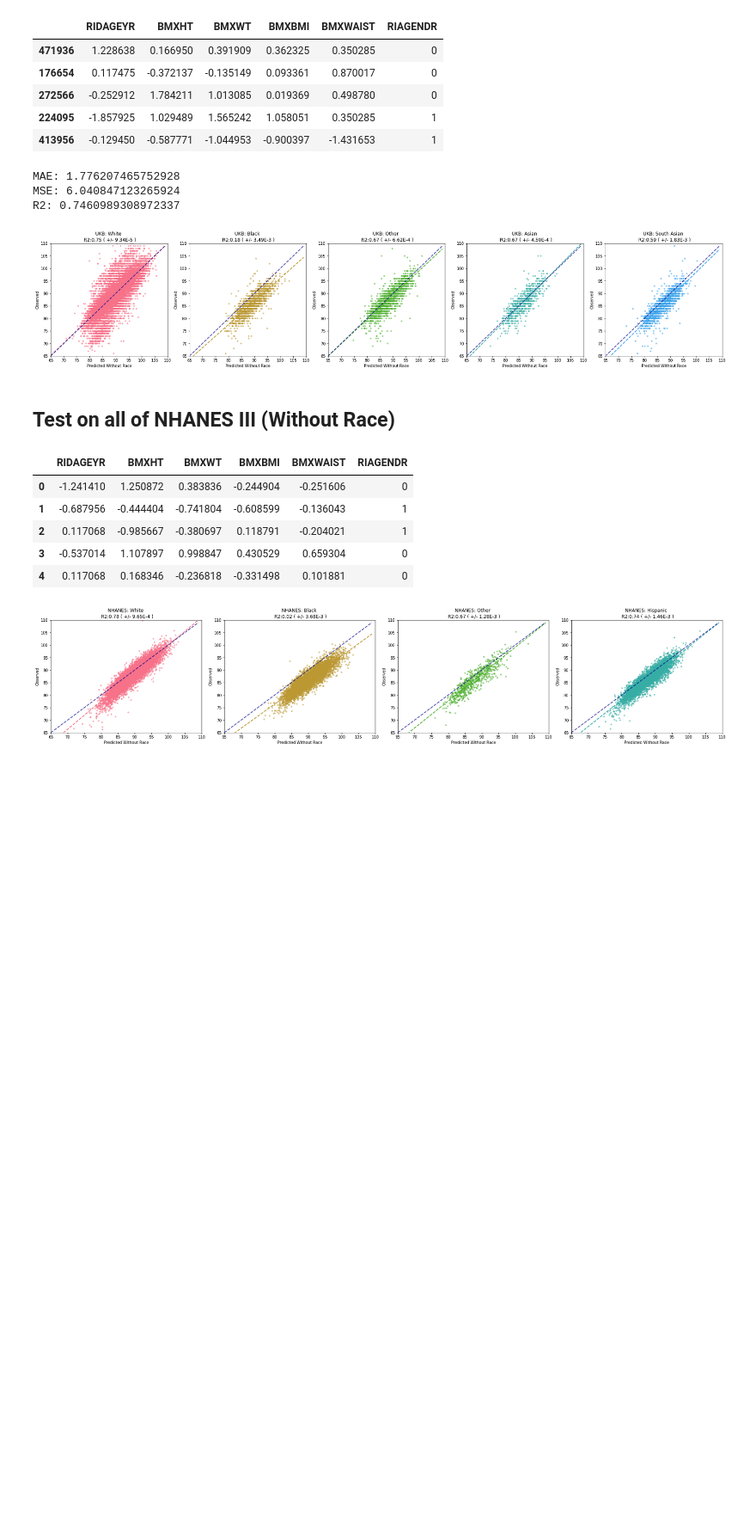
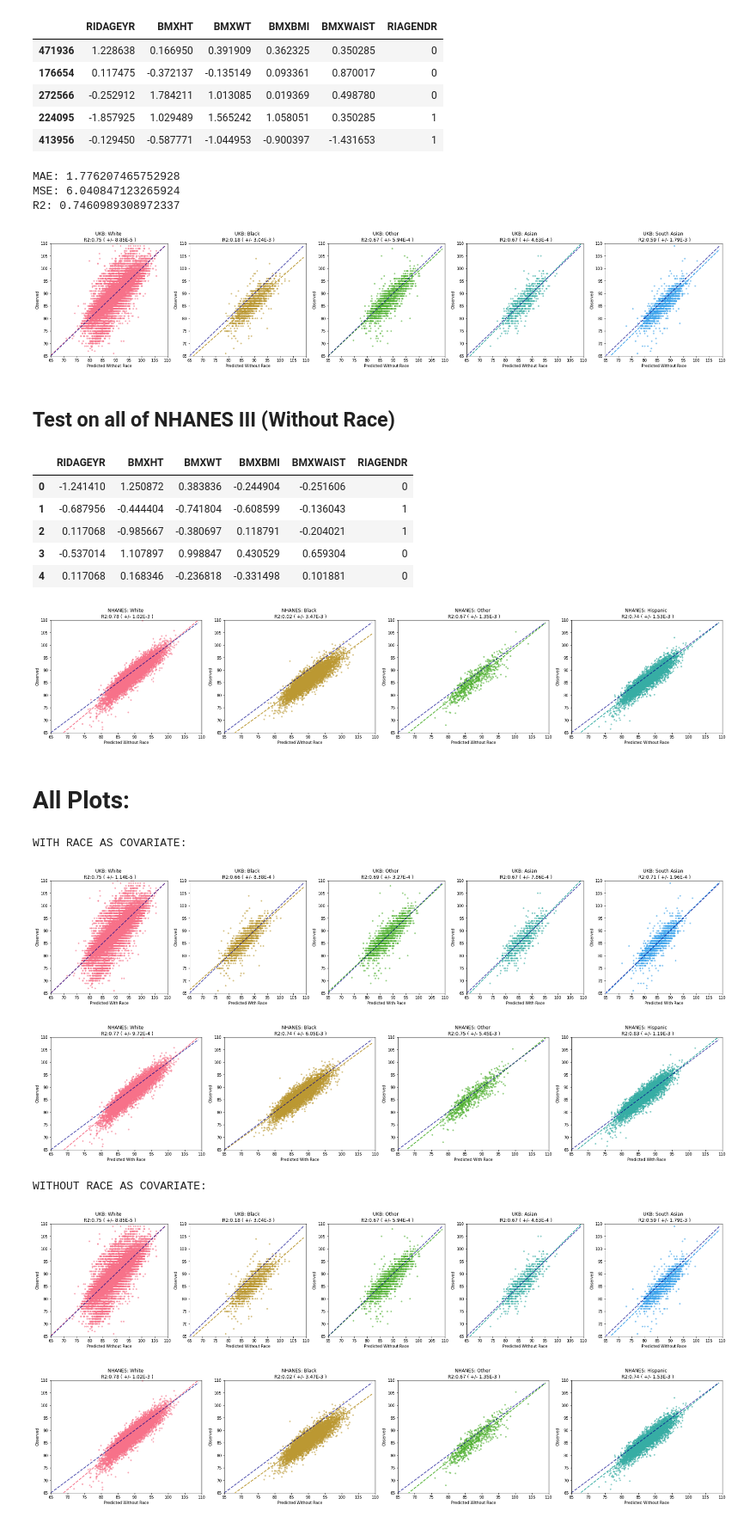
Before and after one commit to aashnapshah/sitting_height, a Jupyter notebook: sitting_height-230414.ipynb, the cells around one changed output. Shown at 86% size. Drawn from its saved outputs; the diff is of its cells as text; code cells hidden in the pictures; blank space fills up the shorter version.

Commit message:
display all plots

```diff
--- a/sitting_height-230414.ipynb
+++ b/sitting_height-230414.ipynb
@@ -165,7 +165,7 @@ MSE: 5.820230307499684
 R2: 0.7553716114074487
 # %%
 race_columns = ['RIDRETH_White', 'RIDRETH_Black', 'RIDRETH_Other', 'RIDRETH_Asian', 'RIDRETH_South Asian']
-fig, axs = plt.subplots(1, 5, figsize=(25, 5), constrained_layout=True)
+fig1, axs = plt.subplots(1, 5, figsize=(25, 5), constrained_layout=True)
 
 for i, r in enumerate(race_columns):
     r2s = []
@@ -222,7 +222,7 @@ X.head()
 | 3 | -0.537014 | 1.107897 | 0.998847 | 0.430529 | 0.659304 | 0 | 0 | 0 | 0 | ... |
 | 4 | 0.117068 | 0.168346 | -0.236818 | -0.331498 | 0.101881 | 0 | 0 | 0 | 0 | ... |
 # %%
-fig, axs = plt.subplots(1, 4, figsize=(25, 5), constrained_layout=True)
+fig2, axs = plt.subplots(1, 4, figsize=(25, 5), constrained_layout=True)
 
 race_columns = [ 'RIDRETH_White', 'RIDRETH_Black', 'RIDRETH_Other','RIDRETH_Hispanic']
 for i, r in enumerate(race_columns):
@@ -302,7 +302,7 @@ MSE: 6.040847123265924
 R2: 0.7460989308972337
 # %%
 race_columns = ['White', 'Black', 'Other', 'Asian', 'South Asian']
-fig, axs = plt.subplots(1, 5, figsize=(25, 5), constrained_layout=True)
+fig3, axs = plt.subplots(1, 5, figsize=(25, 5), constrained_layout=True)
 
 X_test_race_all = X_test.join(ukb_clean['RIDRETH'])
 for i, r in enumerate(race_columns):
@@ -358,7 +347,7 @@ X.head()
 | 4 | 0.117068 | 0.168346 | -0.236818 | -0.331498 | 0.101881 | 0 |
 # %%
 race_columns = ['White', 'Black', 'Other', 'Hispanic']
-fig, axs = plt.subplots(1, 4, figsize=(25, 5), constrained_layout=True)
+fig4, axs = plt.subplots(1, 4, figsize=(25, 5), constrained_layout=True)
 
 X_test_race_all = X.join(nhanes3_clean['RIDRETH'])
 for i, r in enumerate(race_columns):
@@ -378,3 +367,20 @@ for i, r in enumerate(race_columns):
     plot(y_test_race, y_pred_race,  i, r, dataset = 'NHANES', feature = 'Without Race')
 # %% [output]
 [figure]
+# %% [markdown]
+# All Plots:
+# %%
+print('WITH RACE AS COVARIATE:')
+display(fig1)
+display(fig2)
+
+print('WITHOUT RACE AS COVARIATE:')
+display(fig3)
+display(fig4)
+# %% [output]
+WITH RACE AS COVARIATE:
+[figure, added]
+[figure, added]
+WITHOUT RACE AS COVARIATE:
+[figure, added]
+[figure, added]
```
Also changed, not shown: parts of 4 cells of this notebook.
